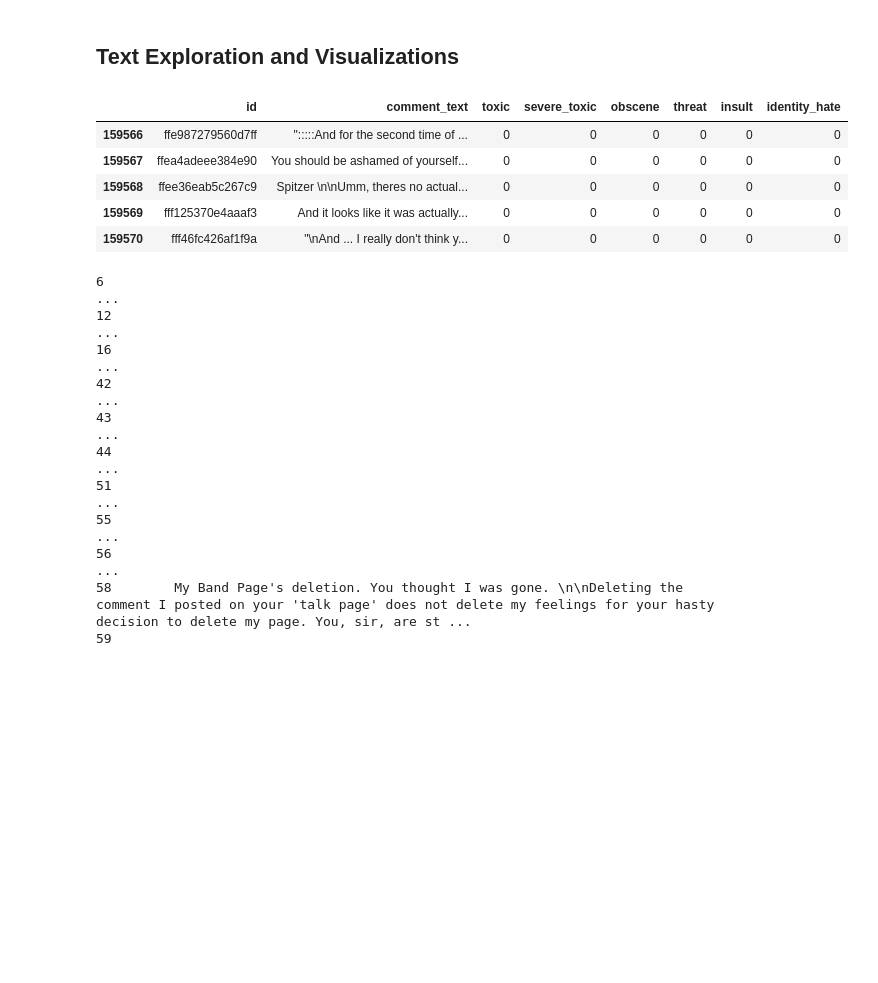
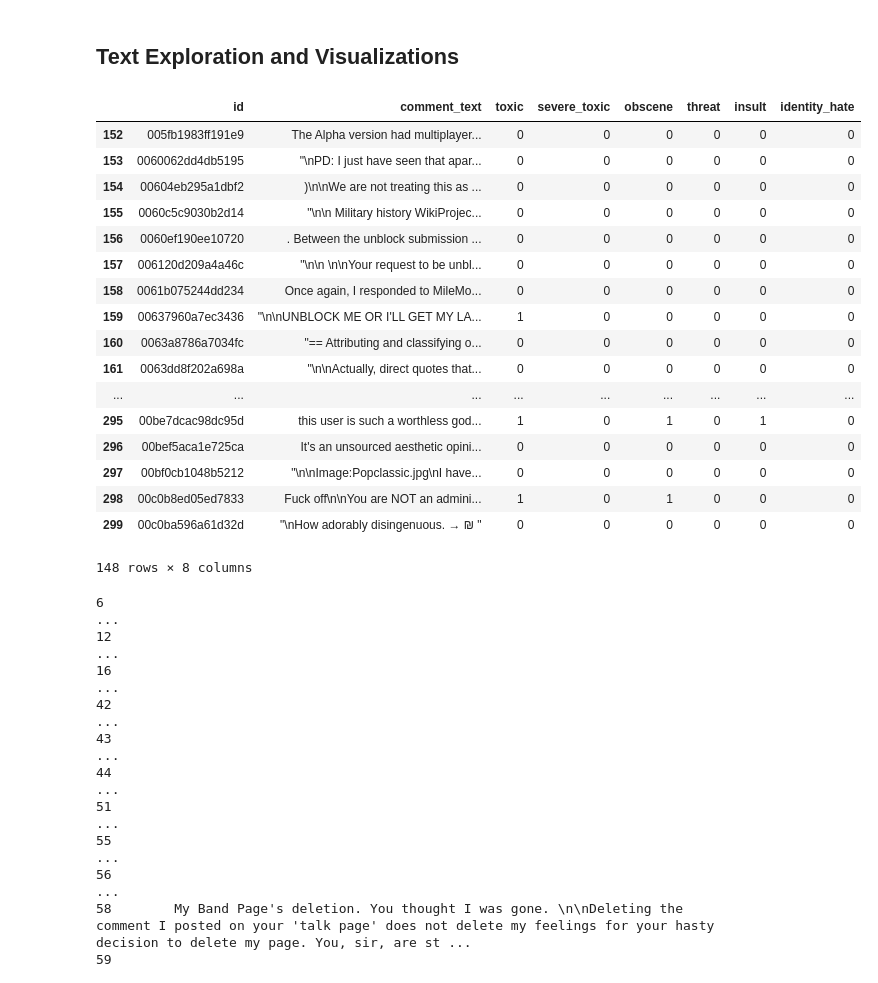
Before and after one commit to parthvadhadiya/toxic_comments, a Jupyter notebook: toxic_text_classification.ipynb, the cells around one changed output. Saved outputs shown, nothing was run; the diff lists cells and outputs as text; code cells hidden in the pictures; blank space fills up the shorter version.

```diff
--- a/toxic_text_classification.ipynb
+++ b/toxic_text_classification.ipynb
@@ -7,13 +8,26 @@ import pandas as pd
 trainDf = pd.read_csv("jigsaw-toxic-comment-classification-challenge/train.csv")
-# %%
-trainDf.tail()
-# %% [output]
-|  | id | comment_text | toxic | severe_toxic | obscene | threat | insult | identity_hate |
-| 159566 | ffe987279560d7ff | ":::::And for the second time of ... | 0 | 0 | 0 | 0 | 0 | 0 |
-| 159567 | ffea4adeee384e90 | You should be ashamed of yourself... | 0 | 0 | 0 | 0 | 0 | 0 |
-| 159568 | ffee36eab5c267c9 | Spitzer \n\nUmm, theres no actual... | 0 | 0 | 0 | 0 | 0 | 0 |
-| 159569 | fff125370e4aaaf3 | And it looks like it was actually... | 0 | 0 | 0 | 0 | 0 | 0 |
-| 159570 | fff46fc426af1f9a | "\nAnd ... I really don't think y... | 0 | 0 | 0 | 0 | 0 | 0 |
+# %%
+# Review some data
+trainDf[152:300]
+# %% [output]
+|  | id | comment_text | toxic | severe_toxic | obscene | threat | insult | identity_hate |
+| 152 | 005fb1983ff191e9 | The Alpha version had multiplayer... | 0 | 0 | 0 | 0 | 0 | 0 |
+| 153 | 0060062dd4db5195 | "\nPD: I just have seen that apar... | 0 | 0 | 0 | 0 | 0 | 0 |
+| 154 | 00604eb295a1dbf2 | )\n\nWe are not treating this as ... | 0 | 0 | 0 | 0 | 0 | 0 |
+| 155 | 0060c5c9030b2d14 | "\n\n Military history WikiProjec... | 0 | 0 | 0 | 0 | 0 | 0 |
+| 156 | 0060ef190ee10720 | . Between the unblock submission ... | 0 | 0 | 0 | 0 | 0 | 0 |
+| 157 | 006120d209a4a46c | "\n\n \n\nYour request to be unbl... | 0 | 0 | 0 | 0 | 0 | 0 |
+| 158 | 0061b075244dd234 | Once again, I responded to MileMo... | 0 | 0 | 0 | 0 | 0 | 0 |
+| 159 | 00637960a7ec3436 | "\n\nUNBLOCK ME OR I'LL GET MY LA... | 1 | 0 | 0 | 0 | 0 | 0 |
+| 160 | 0063a8786a7034fc | "== Attributing and classifying o... | 0 | 0 | 0 | 0 | 0 | 0 |
+| 161 | 0063dd8f202a698a | "\n\nActually, direct quotes that... | 0 | 0 | 0 | 0 | 0 | 0 |
+| ... | ... | ... | ... | ... | ... | ... | ... | ... |
+| 295 | 00be7dcac98dc95d | this user is such a worthless god... | 1 | 0 | 1 | 0 | 1 | 0 |
+| 296 | 00bef5aca1e725ca | It's an unsourced aesthetic opini... | 0 | 0 | 0 | 0 | 0 | 0 |
+| 297 | 00bf0cb1048b5212 | "\n\nImage:Popclassic.jpg\nI have... | 0 | 0 | 0 | 0 | 0 | 0 |
+| 298 | 00c0b8ed05ed7833 | Fuck off\n\nYou are NOT an admini... | 1 | 0 | 1 | 0 | 0 | 0 |
+| 299 | 00c0ba596a61d32d | "\nHow adorably disingenuous. → ₪ " | 0 | 0 | 0 | 0 | 0 | 0 |
+148 rows × 8 columns
 # %%
 ## Let's review all toxic comments.
 
```
Also changed, not shown: parts of 9 cells of this notebook, 6 other files.
